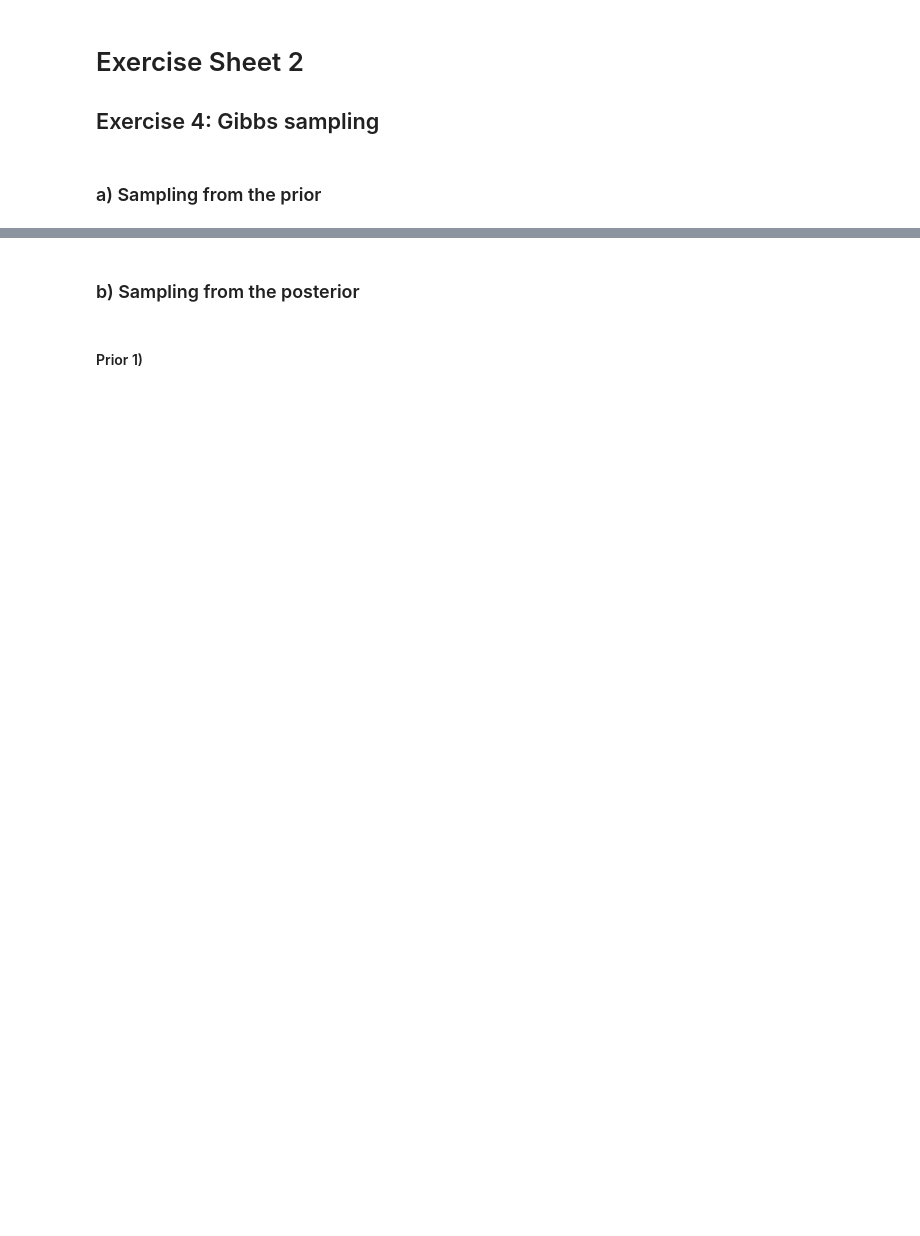
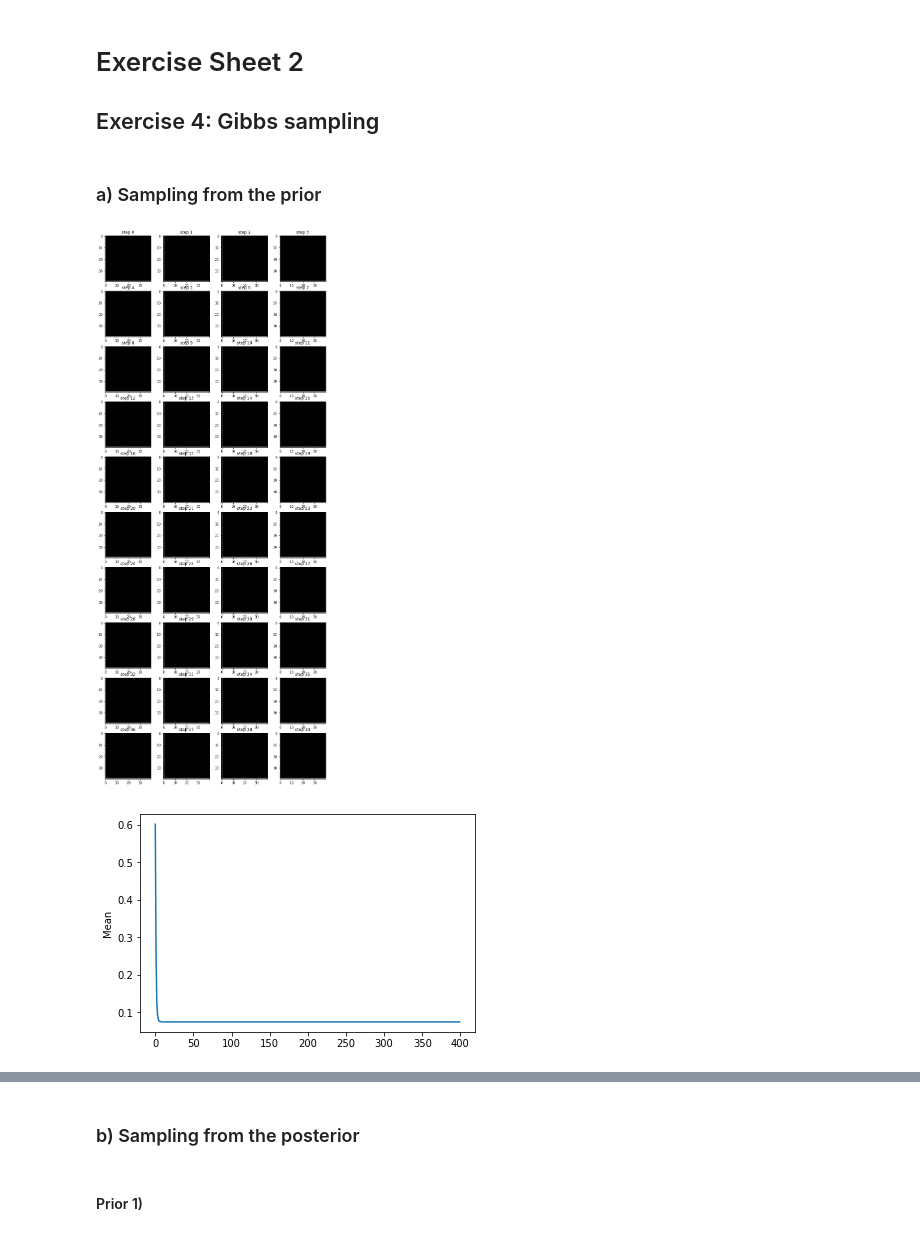
Before and after one commit to paulhfu/Machine-Learning-for-Visual-Computing, a Jupyter notebook: EX2/Ex02.ipynb, the cells around one changed output, grey strips where cells are left out. Cells and saved outputs as stored; diff of their text form; code cells hidden in the pictures; blank space fills up the shorter version.

```diff
--- a/EX2/Ex02.ipynb
+++ b/EX2/Ex02.ipynb
@@ -38,7 +120,16 @@ def prior_l1(n_states):
 # %%
-def calc_proba(lattice, x, y, pairwise, unary=None):
-    states = []
+def calc_proba(lattice, x, y, unary=None):
     # TODO fill states with probabilities for all possible n_states at position x, y
     # TODO use unary=None in part a) to sample only from the prior. Integrate the unaries in the probabilities for part b)
+    states = np.zeros(4)
+    if prior_name == 'prior_l0':
+        prior = prior_l0(n_states, lattice, x, y)
+
+    if prior_name == 'prior_l1':
+        prior = prior_l1(n_states, lattice, x, y)
+
+    for i in range(n_states):
+        states[i] = np.sum(prior[i][:])
+
     return states
 # %%
@@ -57,5 +166,38 @@ def sweep_scanlines_rnd(lattice, pairwise, unary=None):
 # %% [markdown]
 ### a) Sampling from the prior
+# %%
+# you can change these values if you like
+n_steps_x = 10
+n_steps_y = 4
+n_states = 4
+n_x = 40
+n_y = 40
+alpha = 10
+prior_name = 'prior_l0'
+
+# TODO: setup lattice to random integers between 0 and n_states with shape (n_x, n_y)
+lattice = np.random.randint(0, n_states, size=(n_x, n_y))
+
+mean = np.zeros(n_steps_x * n_steps_y * 10)
+
+f = plt.figure()
+f.set_size_inches((n_steps_y*3, n_steps_x*3))
+for i in tnrange(n_steps_x*n_steps_y):
+    for j in range(10):
+        sweep_scanlines_rnd(lattice)
+        mean[(i * 10) + j] = lattice.mean()
+    ax = f.add_subplot(n_steps_x, n_steps_y, i+1)
+    ax.set_title("step "+str(i))
+    ax.imshow(lattice, cmap='gray', vmax=n_states)
+
+
+fig = plt.figure()
+plt.plot(mean)
+plt.ylabel('Mean')
+plt.show()
+# %% [output]
+[figure, added]
+[figure, added]
 # %%
 # you can change these values if you like
 n_steps_x = 10
```
Also changed, not shown: parts of 14 cells of this notebook.
